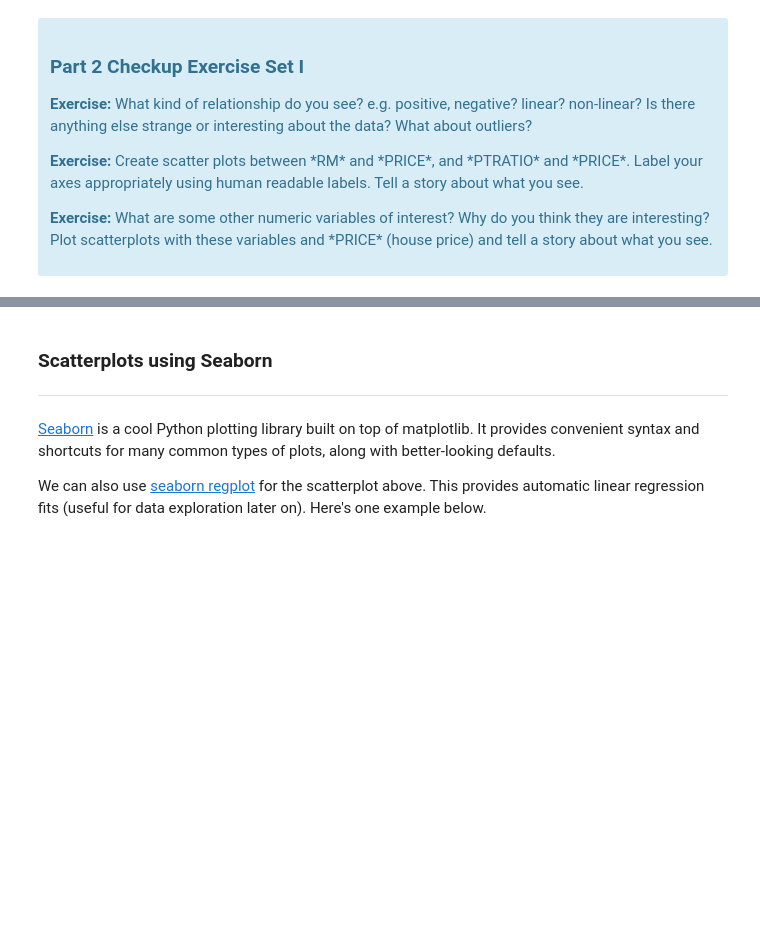
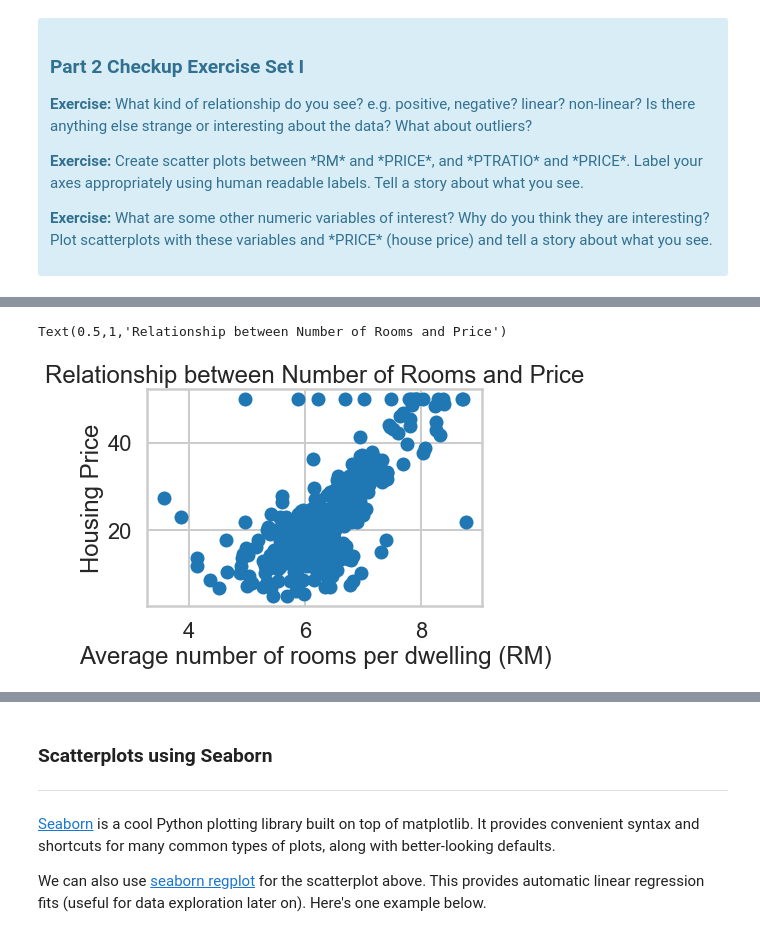
Before and after one commit to cleonard1261/springboard, a Jupyter notebook: linear_regression/Mini_Project_Linear_Regression.ipynb, the cells around one changed output, grey strips where cells are left out. Saved outputs shown, nothing was run; the diff lists cells and outputs as text; code cells hidden in the pictures; blank space fills up the shorter version.

```diff
--- a/linear_regression/Mini_Project_Linear_Regression.ipynb
+++ b/linear_regression/Mini_Project_Linear_Regression.ipynb
@@ -226,0 +283,9 @@ plt.title("Relationship between CRIM and Price")
+# %%
+# your turn: scatter plot between *RM* and *PRICE*
+plt.scatter(bos.RM, bos.PRICE)
+plt.xlabel("Average number of rooms per dwelling (RM)")
+plt.ylabel("Housing Price")
+plt.title("Relationship between Number of Rooms and Price")
+# %% [output]
+Text(0.5,1,'Relationship between Number of Rooms and Price')
+[figure, added]
```
Also changed, not shown: parts of 21 cells of this notebook.
